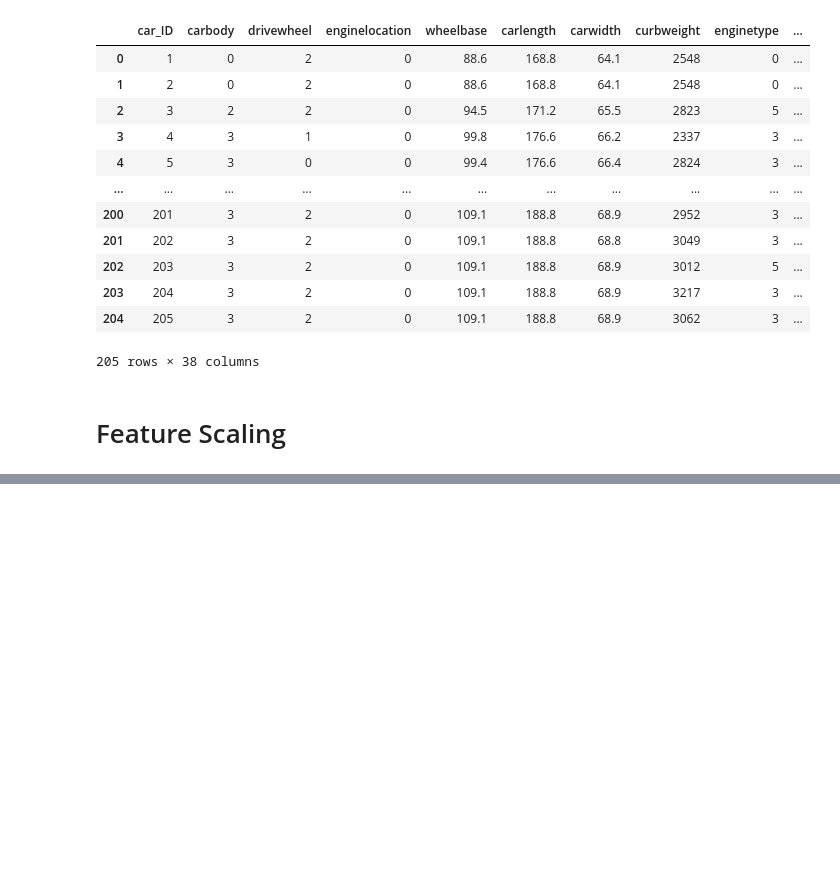
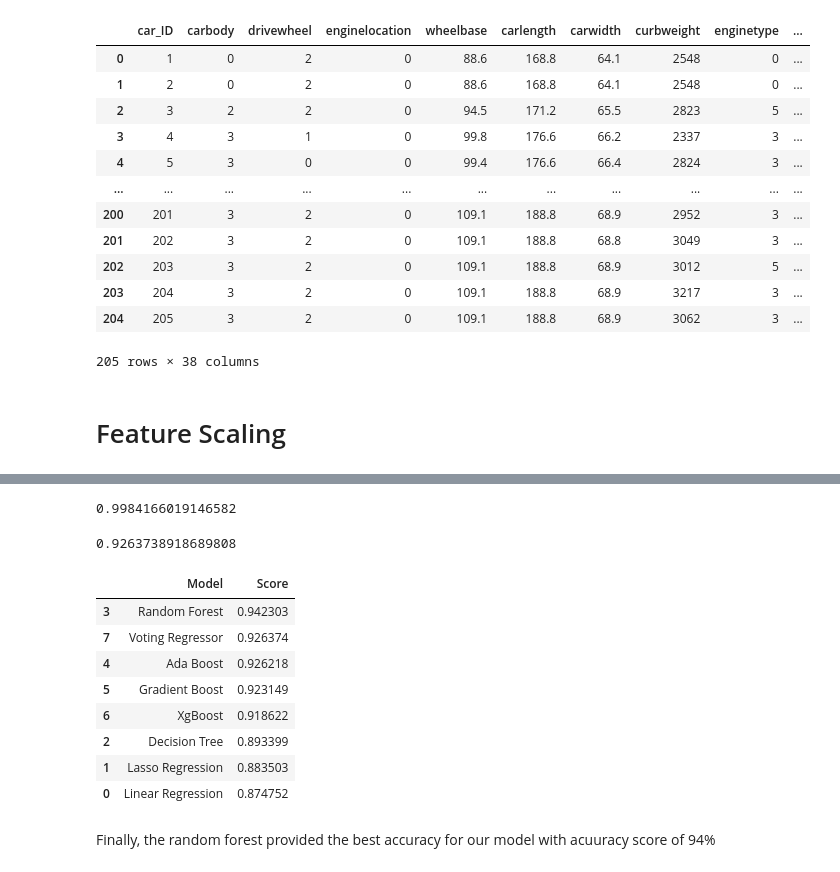
Before and after one commit to sukrutimallesh/Car-price-prediction-model, a Jupyter notebook: car_prediction_model/data_cleaning.ipynb, the cells around one changed output, grey strips where cells are left out. Drawn from its saved outputs; the diff is of its cells as text; code cells hidden in the pictures; blank space fills up the shorter version.

Commit message:
tested multiple models

```diff
--- a/car_prediction_model/data_cleaning.ipynb
+++ b/car_prediction_model/data_cleaning.ipynb
@@ -640,0 +734,3 @@ car_data
+# %%
+ada = AdaBoostRegressor(estimator=dtr)
+ada.fit(X_train, y_train)
@@ -640,0 +749,3 @@ car_data
+# %%
+gbr = GradientBoostingRegressor()
+gbr.fit(X_train, y_train)
@@ -640,0 +764,3 @@ car_data
+# %%
+xgb = XGBRegressor(booster = 'gbtree', learning_rate = 0.1, max_depth = 7, n_estimators = 200)
+xgb.fit(X_train, y_train)
@@ -640,0 +789,6 @@ car_data
+# %%
+regressors = [('Linear Regression', lr), ('Lasso Regression', lasso), ('Decision Tree', dtr), ('Random Forest', rfr), ('Ada Boost', ada), ('Gradient Boost', gbr),
+              ('XgBoost', xgb)]
+
+vr = VotingRegressor(estimators = regressors, n_jobs = -1, verbose = 1, weights = (0.1, 0.1, 0.1, 0.2, 0.2, 0.7, 0.8))
+vr.fit(X_train, y_train)
@@ -640,0 +820,26 @@ car_data
+# %%
+vr.score(X_train, y_train)
+# %% [output]
+0.9984166019146582
+# %%
+vr.score(X_test, y_test)
+# %% [output]
+0.9263738918689808
+# %%
+models = pd.DataFrame({
+    'Model' : ['Linear Regression', 'Lasso Regression', 'Decision Tree', 'Random Forest', 'Ada Boost', 'Gradient Boost', 'XgBoost', "Voting Regressor"],
+    'Score' : [lr.score(X_test, y_test), lasso.score(X_test, y_test), dtr.score(X_test, y_test), rfr.score(X_test, y_test), ada.score(X_test, y_test),
+               gbr.score(X_test, y_test), xgb.score(X_test, y_test), vr.score(X_test, y_test)]
+})
+
+models.sort_values(by = 'Score', ascending = False)
+# %% [output]
+|  | Model | Score |
+| 3 | Random Forest | 0.942303 |
+| 7 | Voting Regressor | 0.926374 |
+| 4 | Ada Boost | 0.926218 |
+| 5 | Gradient Boost | 0.923149 |
+| 6 | XgBoost | 0.918622 |
+| 2 | Decision Tree | 0.893399 |
+| 1 | Lasso Regression | 0.883503 |
+| 0 | Linear Regression | 0.874752 |
@@ -640,0 +848,2 @@ car_data
+# %% [markdown]
+Finally, the random forest provided the best accuracy for our model with acuuracy score of 94%
```
Also changed, not shown: parts of 39 cells of this notebook.
